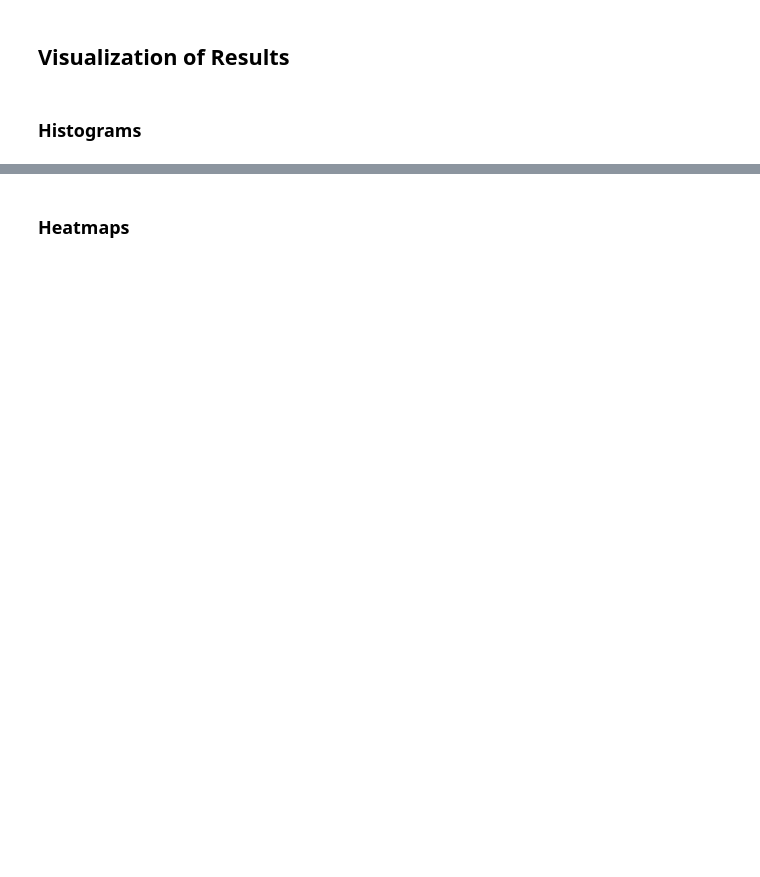
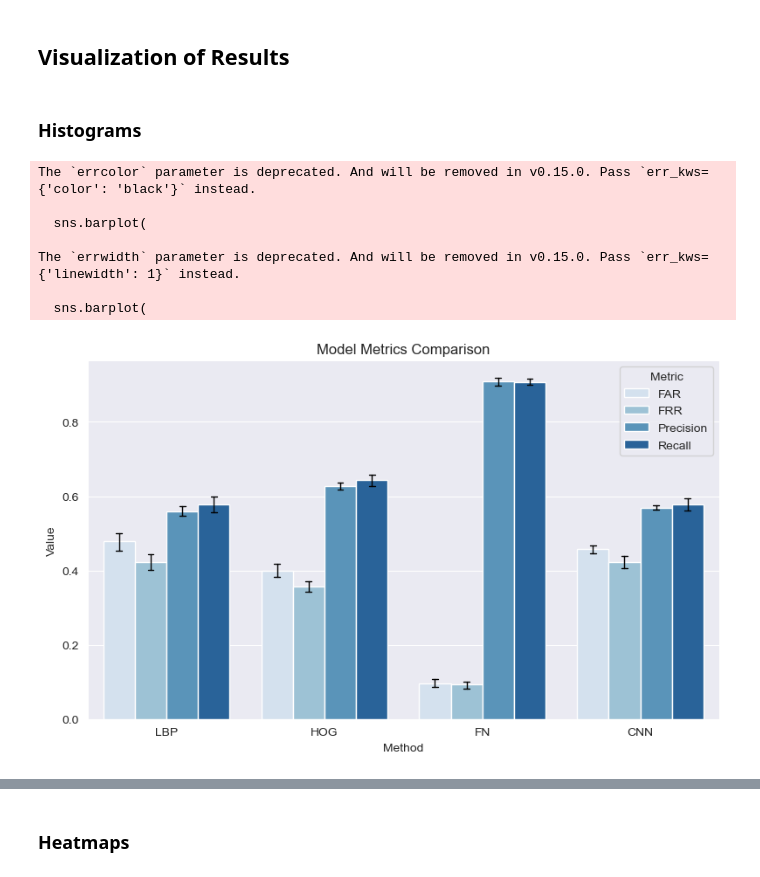
Before and after one commit to martskow/face-recognition, a Jupyter notebook: results.ipynb, the cells around one changed output, grey strips where cells are left out. Saved outputs shown, nothing was run; the diff lists cells and outputs as text; code cells hidden in the pictures; blank space fills up the shorter version.

Commit message:
Statistics

```diff
--- a/results.ipynb
+++ b/results.ipynb
@@ -64,20 +22,20 @@ perturbations = [
 
 general_dfs = []
 for m in methods:
-    df = pd.read_csv(f"{m}_general_statistics.csv")
+    df = pd.read_csv(f"statistic_results/{m}_general_statistics.csv")
     df["Method"] = m
     general_dfs.append(df)
 df_general_all = pd.concat(general_dfs)
 
 perturbation_dfs = []
 for m in methods:
-    df = pd.read_csv(f"{m}_perturbation_statistics.csv")
+    df = pd.read_csv(f"statistic_results/{m}_perturbation_statistics.csv")
     df["Method"] = m
     perturbation_dfs.append(df)
 df_perturb_all = pd.concat(perturbation_dfs)
 
-df_general_long = pd.melt(df_general_all, id_vars=["Method"], value_vars=methods, var_name="Metric", value_name="Value")
-df_perturb_long = pd.melt(df_perturb_all, id_vars=["Method", "perturbation"], value_vars=methods[:4], var_name="Metric", value_name="Value")
+df_general_long = pd.melt(df_general_all, id_vars=["Method"], value_vars=metrics, var_name="Metric", value_name="Value")
+df_perturb_long = pd.melt(df_perturb_all, id_vars=["Method", "perturbation"], value_vars=metrics[:4], var_name="Metric", value_name="Value")
 # %% [markdown]
 # Statistical analysis
 # %%
@@ -241,32 +399,30 @@ print(posthocs_per)
 # %%
 class_metrics = ["FAR", "FRR", "Precision", "Recall"]
 
-agg_class = (
-    df_general_long[df_general_long["Metric"].isin(class_metrics)]
-    .groupby(["Method", "Metric"])["Value"]
-    .agg(mean="mean", std="std")
-    .reset_index()
-)
-
 plt.figure(figsize=(8, 5))
 sns.barplot(
-    data=agg_class,
+    data=df_general_long[df_general_long["Metric"].isin(class_metrics)],
     x="Method",
-    y="mean",
+    y="Value",
     hue="Metric",
-    palette="Set2",
+    palette="Blues",
     capsize=.15,
     errcolor="black",
     errwidth=1,
 )
-for idx, row in agg_class.iterrows():
-    x_pos = list(methods).index(row["Method"]) + (-0.3 + 0.2*class_metrics.index(row["Metric"]))
-    plt.errorbar(x=x_pos, y=row["mean"], yerr=row["std"], fmt='none',
-                 ecolor='black', capsize=4, linewidth=1)
 
 plt.title("Model Metrics Comparison")
 plt.ylabel("Value")
 plt.tight_layout()
 plt.savefig("plots/bar_metrics.svg", format="svg")
 plt.show()
+# %% [output]
+The `errcolor` parameter is deprecated. And will be removed in v0.15.0. Pass `err_kws={'color': 'black'}` instead.
+
+  sns.barplot(
+
+The `errwidth` parameter is deprecated. And will be removed in v0.15.0. Pass `err_kws={'linewidth': 1}` instead.
+
+  sns.barplot(
+[figure, added]
 # %%
```
Also changed, not shown: parts of 14 cells of this notebook, 48 other files.
